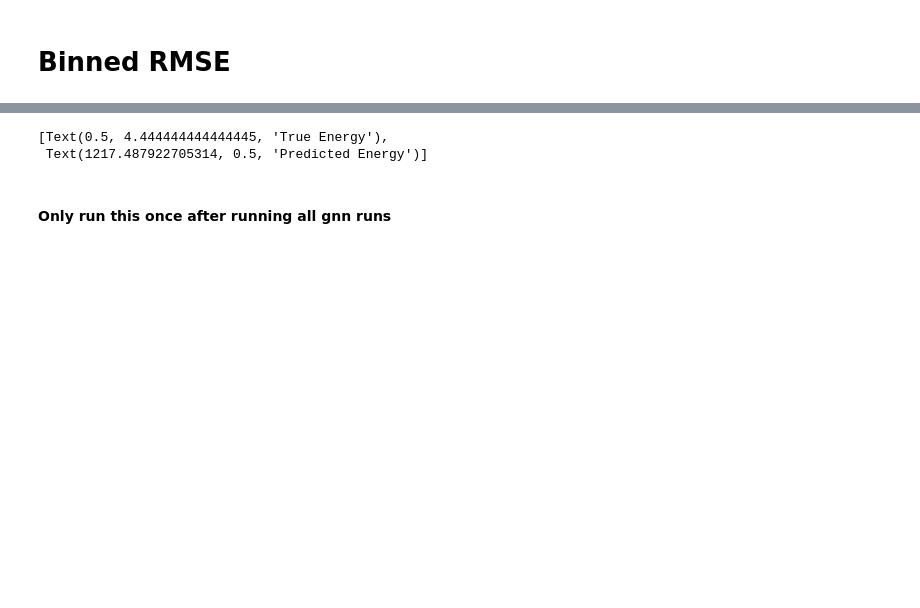
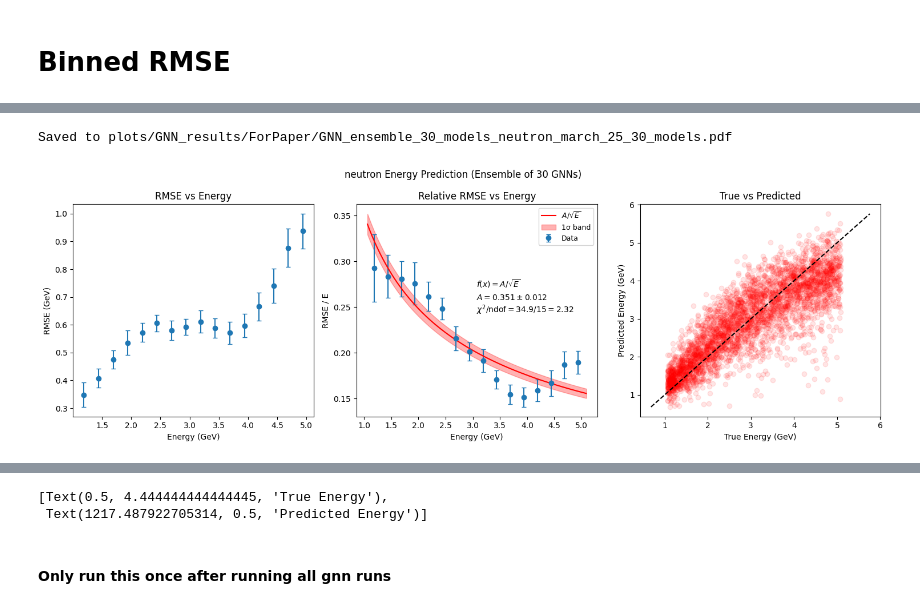
Before and after one commit to RowanKell/work_eic, a Jupyter notebook: macros/Timing_estimation/GNN_Energy.ipynb, the cells around one changed output, grey strips where cells are left out. Drawn from its saved outputs; the diff is of its cells as text; code cells hidden in the pictures; blank space fills up the shorter version.

```diff
--- a/macros/Timing_estimation/GNN_Energy.ipynb
+++ b/macros/Timing_estimation/GNN_Energy.ipynb
@@ -792,0 +572,17 @@ Text(0.5, 0.98, 'neutron Energy Prediction')
+# %%
+# Load from cache (run this instead of training cell if already trained)
+import pickle
+
+cache_path = f"/hpc/group/vossenlab/rck32/eic/work_eic/macros/Timing_estimation/data/ensemble_cache_{particle}_{N_models}models.pkl"
+
+with open(cache_path, "rb") as f:
+    cache = pickle.load(f)
+
+all_rmse = cache["all_rmse"]
+bin_centers_ensemble = cache["bin_centers_ensemble"]
+bin_width = cache["bin_width"]
+bin_min_val = cache["bin_min_val"]
+bin_max_val = cache["bin_max_val"]
+N_models = cache["N_models"]
+
+print(f"Loaded cache: {N_models} models, {len(bin_centers_ensemble)} bins, particle={cache['particle']}")
@@ -792,0 +653,42 @@ Text(0.5, 0.98, 'neutron Energy Prediction')
+# %%
+# Plot ensemble results
+rel_rmse_x_ens, rel_rmse_y_ens, scatter_x_ens, scatter_y_ens = get_text_positions(
+    bin_centers_ensemble, mean_rel_rmse, all_truths[0], all_preds[0])
+
+fig_ens, axs_ens = plot.subplots(1, 3, figsize=(15, 5))
+fig_ens.suptitle(f"{particle} Energy Prediction (Ensemble of {N_models} GNNs)")
+
+# Panel 1: RMSE vs Energy
+axs_ens[0].errorbar(bin_centers_ensemble, mean_rmse, yerr=std_rmse, fmt='o', capsize=3)
+axs_ens[0].set(xlabel="Energy (GeV)", ylabel="RMSE (GeV)")
+axs_ens[0].set_title("RMSE vs Energy")
+
+# Panel 2: Relative RMSE with fit + uncertainty band
+axs_ens[1].errorbar(bin_centers_ensemble, mean_rel_rmse, yerr=std_rel_rmse, fmt='o', capsize=3, label="Data")
+axs_ens[1].plot(x_fit_ens, y_fit_ens, 'r-', label=f"$A/\\sqrt{{E}}$")
+axs_ens[1].fill_between(x_fit_ens, y_fit_lower, y_fit_upper, alpha=0.3, color='r', label="1σ band")
+axs_ens[1].set(xlabel="Energy (GeV)", ylabel="RMSE / E")
+axs_ens[1].set_title("Relative RMSE vs Energy")
+text_spacing = (max(mean_rel_rmse) - min(mean_rel_rmse)) / 10
+axs_ens[1].text(rel_rmse_x_ens, rel_rmse_y_ens + 2 * text_spacing,
+                f"$f(x) = A/\\sqrt{{E}}$", fontsize=10)
+axs_ens[1].text(rel_rmse_x_ens, rel_rmse_y_ens + text_spacing,
+                f"$A = {A_mean:.3f} \\pm {A_std:.3f}$", fontsize=10)
+axs_ens[1].text(rel_rmse_x_ens, rel_rmse_y_ens,
+                f"$\\chi^2/\\mathrm{{ndof}} = {chi2_app1:.1f}/{ndof_app1} = {red_chi2_app1:.2f}$", fontsize=10)
+axs_ens[1].legend(fontsize=9)
+
+# Panel 3: True vs Predicted scatter (overlay all models)
+axs_ens[2].scatter(truths_i, preds_i, alpha=0.1, color=f"r")
+diag_min = min(min(t.min() for t in truths_i), min(p.min() for p in preds_i))
+diag_max = max(max(t.max() for t in truths_i), max(p.max() for p in preds_i))
+axs_ens[2].plot([diag_min, diag_max], [diag_min, diag_max], 'k--')
+axs_ens[2].set(xlabel="True Energy (GeV)", ylabel="Predicted Energy (GeV)")
+axs_ens[2].set_title("True vs Predicted")
+
+fig_ens.tight_layout()
+fig_ens.savefig(f"plots/GNN_results/ForPaper/GNN_ensemble_{N_models}_models_{particle}_march_25_30_models.pdf")
+print(f"Saved to plots/GNN_results/ForPaper/GNN_ensemble_{N_models}_models_{particle}_march_25_30_models.pdf")
+# %% [output]
+Saved to plots/GNN_results/ForPaper/GNN_ensemble_30_models_neutron_march_25_30_models.pdf
+[figure, added]
```
Also changed, not shown: parts of 53 cells of this notebook, 11 other files.
